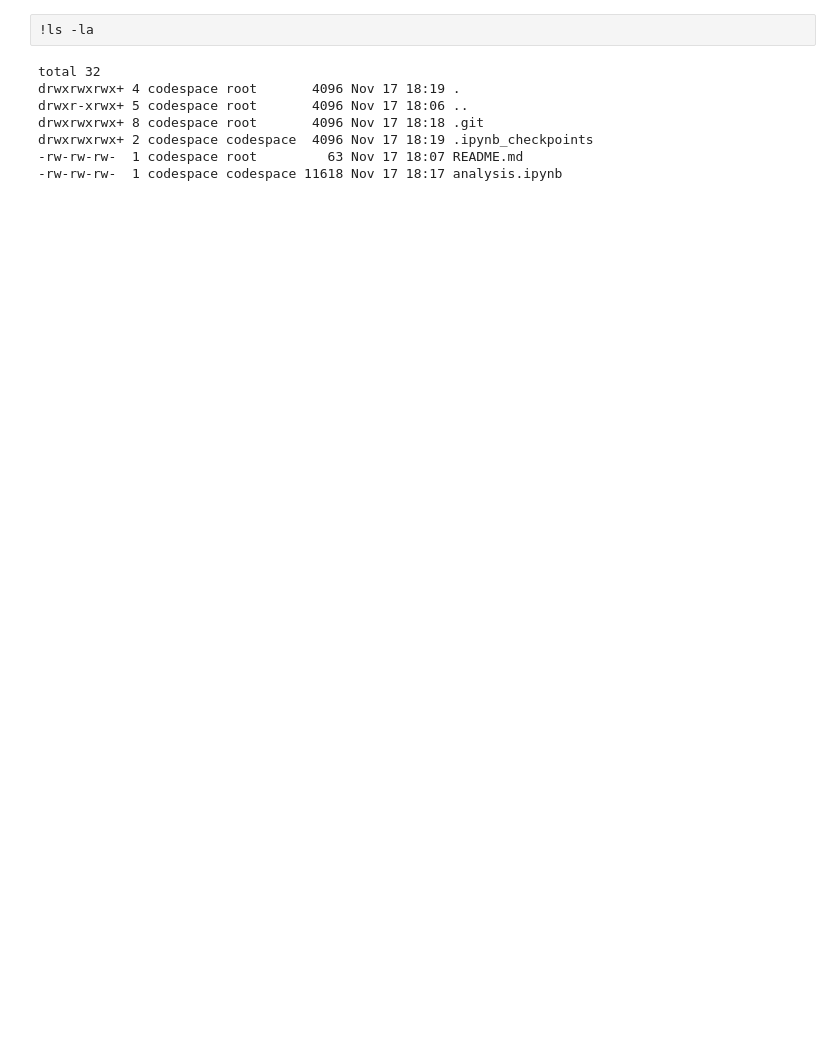
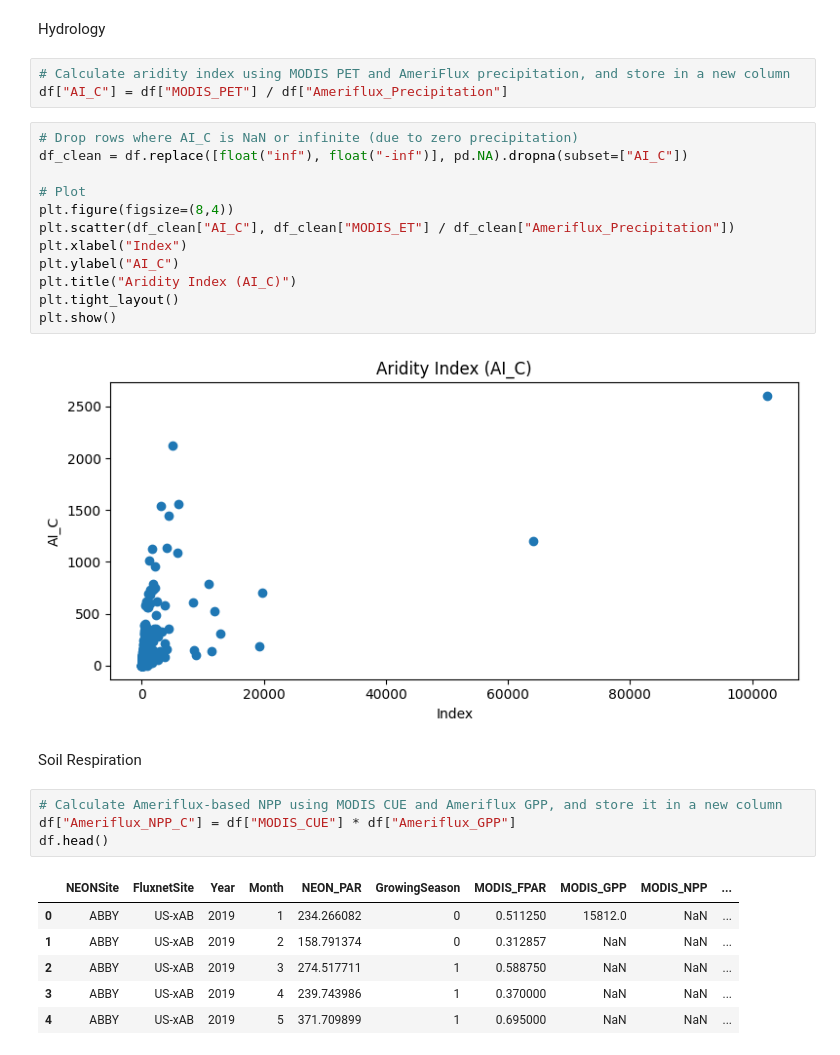
Before and after one commit to ShashankAnand1996/Soil-Respiration-Across-Scales, a Jupyter notebook: analysis.ipynb, the cells around one changed output. Saved outputs shown, nothing was run; the diff lists cells and outputs as text; blank space fills up the shorter version.

```diff
--- a/analysis.ipynb
+++ b/analysis.ipynb
@@ -21,10 +92,32 @@ cwd: /workspaces/Soil_respiration
+# %% [markdown]
+Hydrology
+# %%
+# Calculate aridity index using MODIS PET and AmeriFlux precipitation, and store in a new column
+df["AI_C"] = df["MODIS_PET"] / df["Ameriflux_Precipitation"]
+# %%
+# Drop rows where AI_C is NaN or infinite (due to zero precipitation)
+df_clean = df.replace([float("inf"), float("-inf")], pd.NA).dropna(subset=["AI_C"])
+
+# Plot
+plt.figure(figsize=(8,4))
+plt.scatter(df_clean["AI_C"], df_clean["MODIS_ET"] / df_clean["Ameriflux_Precipitation"])
+plt.xlabel("Index")
+plt.ylabel("AI_C")
+plt.title("Aridity Index (AI_C)")
+plt.tight_layout()
+plt.show()
+# %% [output]
+[figure, added]
+# %% [markdown]
+Soil Respiration
 # %%
-!ls -la
+# Calculate Ameriflux-based NPP using MODIS CUE and Ameriflux GPP, and store it in a new column
+df["Ameriflux_NPP_C"] = df["MODIS_CUE"] * df["Ameriflux_GPP"]
+df.head()
 # %% [output]
-total 32
-drwxrwxrwx+ 4 codespace root       4096 Nov 17 18:19 .
-drwxr-xrwx+ 5 codespace root       4096 Nov 17 18:06 ..
-drwxrwxrwx+ 8 codespace root       4096 Nov 17 18:18 .git
-drwxrwxrwx+ 2 codespace codespace  4096 Nov 17 18:19 .ipynb_checkpoints
--rw-rw-rw-  1 codespace root         63 Nov 17 18:07 README.md
--rw-rw-rw-  1 codespace codespace 11618 Nov 17 18:17 analysis.ipynb
+|  | NEONSite | FluxnetSite | Year | Month | NEON_PAR | GrowingSeason | MODIS_FPAR | MODIS_GPP | MODIS_NPP | ... |
+| 0 | ABBY | US-xAB | 2019 | 1 | 234.266082 | 0 | 0.511250 | 15812.0 | NaN | ... |
+| 1 | ABBY | US-xAB | 2019 | 2 | 158.791374 | 0 | 0.312857 | NaN | NaN | ... |
+| 2 | ABBY | US-xAB | 2019 | 3 | 274.517711 | 1 | 0.588750 | NaN | NaN | ... |
+| 3 | ABBY | US-xAB | 2019 | 4 | 239.743986 | 1 | 0.370000 | NaN | NaN | ... |
+| 4 | ABBY | US-xAB | 2019 | 5 | 371.709899 | 1 | 0.695000 | NaN | NaN | ... |
```
Also changed, not shown: parts of 5 cells of this notebook.
